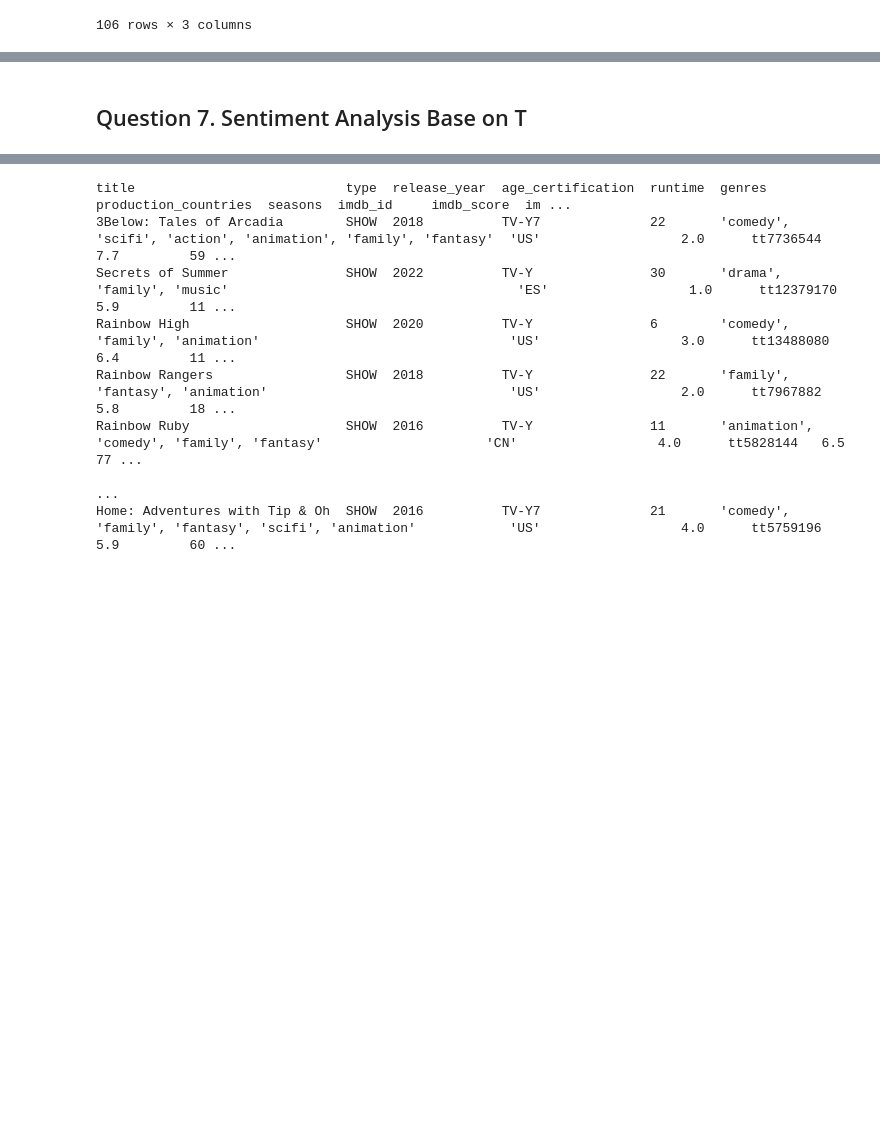
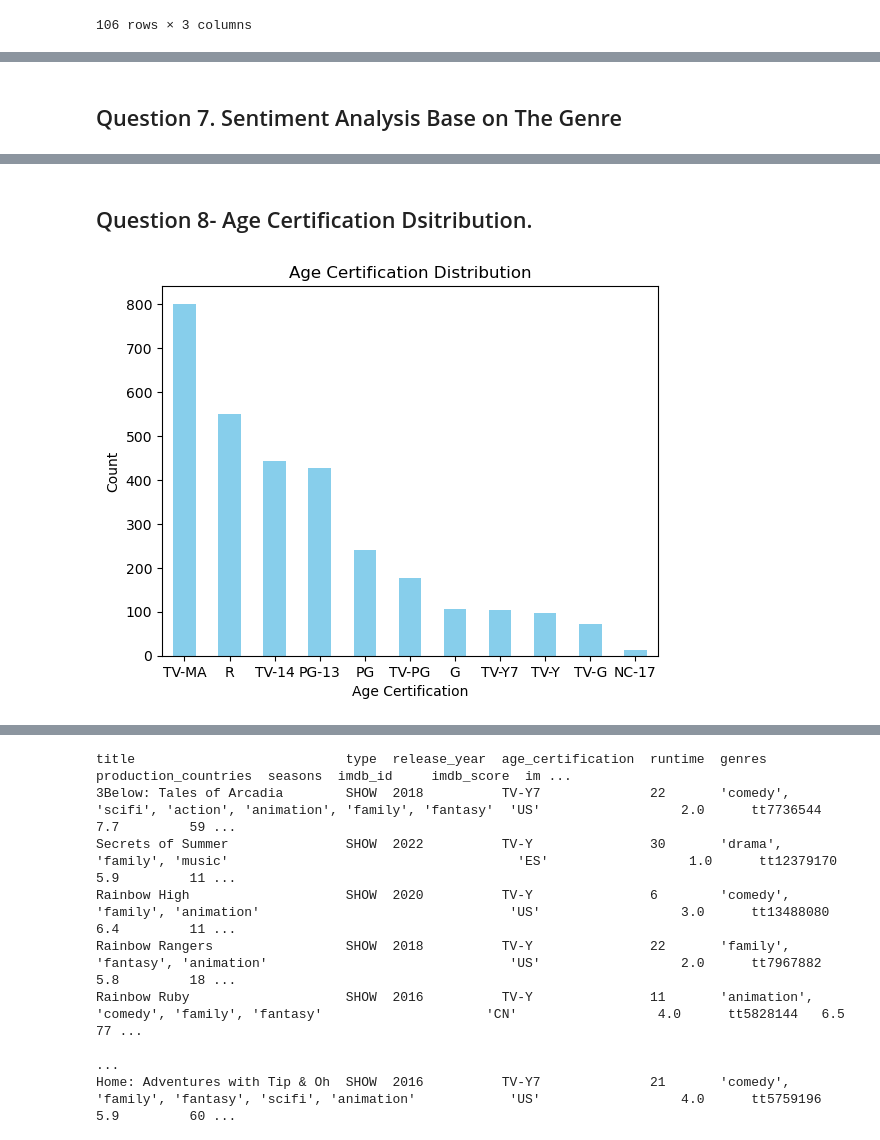
Before and after one commit to Nahsc0/Netflix_Movie_Analysis, a Jupyter notebook: Netflix Data Analysis Assignment.ipynb, the cells around one changed output, grey strips where cells are left out. Cells and saved outputs as stored; diff of their text form; code cells hidden in the pictures; blank space fills up the shorter version.

```diff
--- a/NetflixAssignment (1).ipynb
+++ b/Netflix Data Analysis Assignment.ipynb
@@ -393,7 +393,7 @@ graph.show()
 # %% [output]
 [interactive output not drawn]
 # %% [markdown]
-## Question 7. Sentiment Analysis Base on T
+## Question 7. Sentiment Analysis Base on The Genre
 # %%
 df3 = df[['release_year', 'genres']]
 
@@ -419,3 +419,23 @@ bargraph = px.bar(df3, x = "Release Year", y ="Total Count", color="Sentiment",
 bargraph.show()
 # %% [output]
 [interactive output not drawn]
+# %% [markdown]
+## Question 8- Age Certification Dsitribution.
+# %%
+import pandas as pd
+import matplotlib.pyplot as plt
+
+# Assuming df is your DataFrame
+# Example data:
+# df['age_certification'] = ...
+
+# Create a bar chart for age certification distribution
+age_cert_counts = df['age_certification'].value_counts()
+age_cert_counts.plot(kind='bar', color='skyblue')
+plt.title('Age Certification Distribution')
+plt.xlabel('Age Certification')
+plt.ylabel('Count')
+plt.xticks(rotation=0)
+plt.show()
+# %% [output]
+[figure, added]
```
Also changed, not shown: parts of 18 cells of this notebook.
